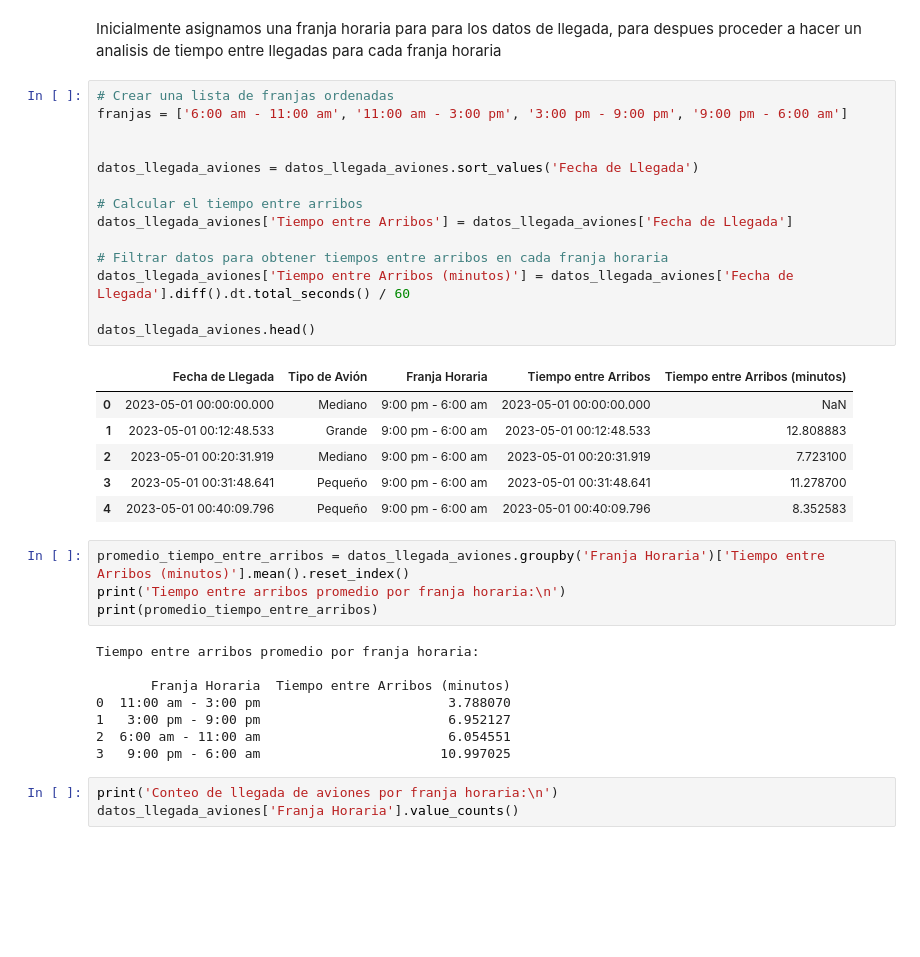
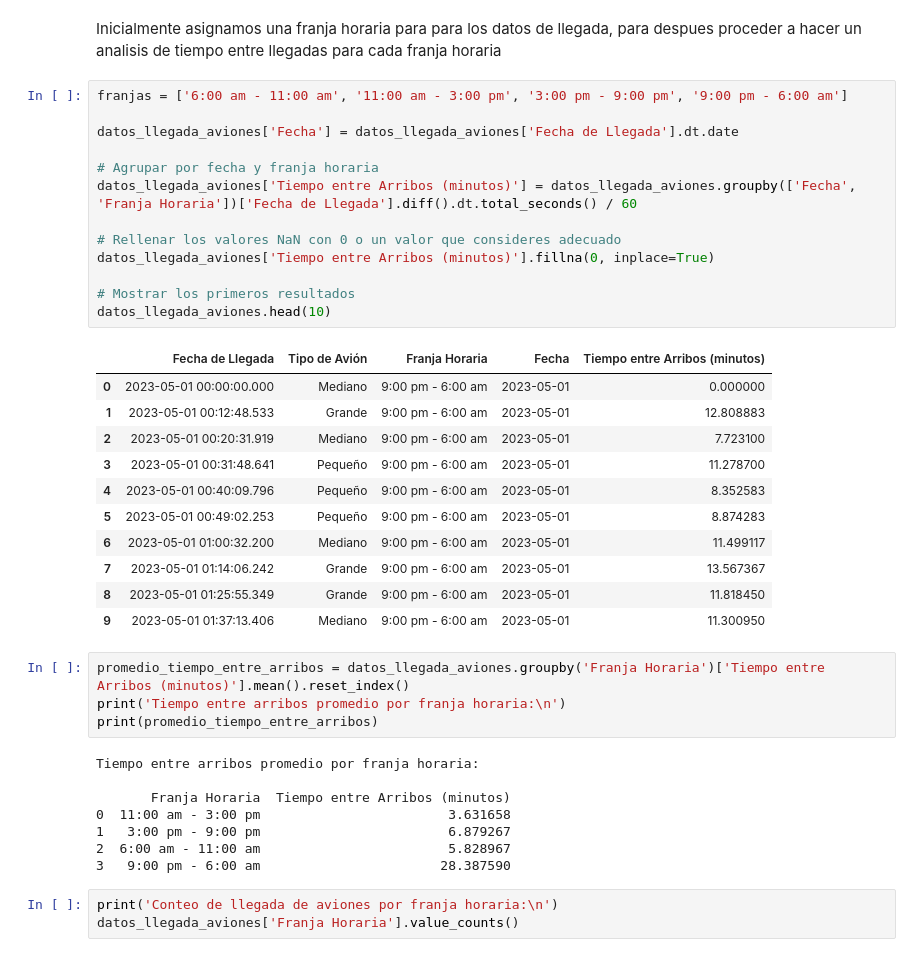
Before and after one commit to juankquintana/Simulacion-Python, a Jupyter notebook: Semana 3/Caso/Caso 3 Informe.ipynb, the cells around one changed output. Saved outputs shown, nothing was run; the diff lists cells and outputs as text; blank space fills up the shorter version.

```diff
--- a/Semana 3/Caso/Caso 3 Informe.ipynb
+++ b/Semana 3/Caso/Caso 3 Informe.ipynb
@@ -68,26 +68,30 @@ datos_llegada_aviones.head()
 # %% [markdown]
 Inicialmente asignamos una franja horaria para para los datos de llegada, para despues proceder a hacer un analisis de tiempo entre llegadas para cada franja horaria
 # %%
-# Crear una lista de franjas ordenadas
 franjas = ['6:00 am - 11:00 am', '11:00 am - 3:00 pm', '3:00 pm - 9:00 pm', '9:00 pm - 6:00 am']
 
+datos_llegada_aviones['Fecha'] = datos_llegada_aviones['Fecha de Llegada'].dt.date
 
-datos_llegada_aviones = datos_llegada_aviones.sort_values('Fecha de Llegada')
+# Agrupar por fecha y franja horaria
+datos_llegada_aviones['Tiempo entre Arribos (minutos)'] = datos_llegada_aviones.groupby(['Fecha', 'Franja Horaria'])['Fecha de Llegada'].diff().dt.total_seconds() / 60
 
-# Calcular el tiempo entre arribos
-datos_llegada_aviones['Tiempo entre Arribos'] = datos_llegada_aviones['Fecha de Llegada']
+# Rellenar los valores NaN con 0 o un valor que consideres adecuado
+datos_llegada_aviones['Tiempo entre Arribos (minutos)'].fillna(0, inplace=True)
 
-# Filtrar datos para obtener tiempos entre arribos en cada franja horaria
-datos_llegada_aviones['Tiempo entre Arribos (minutos)'] = datos_llegada_aviones['Fecha de Llegada'].diff().dt.total_seconds() / 60
-
-datos_llegada_aviones.head()
+# Mostrar los primeros resultados
+datos_llegada_aviones.head(10)
 # %% [output]
-|  | Fecha de Llegada | Tipo de Avión | Franja Horaria | Tiempo entre Arribos | Tiempo entre Arribos (minutos) |
-| 0 | 2023-05-01 00:00:00.000 | Mediano | 9:00 pm - 6:00 am | 2023-05-01 00:00:00.000 | NaN |
-| 1 | 2023-05-01 00:12:48.533 | Grande | 9:00 pm - 6:00 am | 2023-05-01 00:12:48.533 | 12.808883 |
-| 2 | 2023-05-01 00:20:31.919 | Mediano | 9:00 pm - 6:00 am | 2023-05-01 00:20:31.919 | 7.723100 |
-| 3 | 2023-05-01 00:31:48.641 | Pequeño | 9:00 pm - 6:00 am | 2023-05-01 00:31:48.641 | 11.278700 |
-| 4 | 2023-05-01 00:40:09.796 | Pequeño | 9:00 pm - 6:00 am | 2023-05-01 00:40:09.796 | 8.352583 |
+|  | Fecha de Llegada | Tipo de Avión | Franja Horaria | Fecha | Tiempo entre Arribos (minutos) |
+| 0 | 2023-05-01 00:00:00.000 | Mediano | 9:00 pm - 6:00 am | 2023-05-01 | 0.000000 |
+| 1 | 2023-05-01 00:12:48.533 | Grande | 9:00 pm - 6:00 am | 2023-05-01 | 12.808883 |
+| 2 | 2023-05-01 00:20:31.919 | Mediano | 9:00 pm - 6:00 am | 2023-05-01 | 7.723100 |
+| 3 | 2023-05-01 00:31:48.641 | Pequeño | 9:00 pm - 6:00 am | 2023-05-01 | 11.278700 |
+| 4 | 2023-05-01 00:40:09.796 | Pequeño | 9:00 pm - 6:00 am | 2023-05-01 | 8.352583 |
+| 5 | 2023-05-01 00:49:02.253 | Pequeño | 9:00 pm - 6:00 am | 2023-05-01 | 8.874283 |
+| 6 | 2023-05-01 01:00:32.200 | Mediano | 9:00 pm - 6:00 am | 2023-05-01 | 11.499117 |
+| 7 | 2023-05-01 01:14:06.242 | Grande | 9:00 pm - 6:00 am | 2023-05-01 | 13.567367 |
+| 8 | 2023-05-01 01:25:55.349 | Grande | 9:00 pm - 6:00 am | 2023-05-01 | 11.818450 |
+| 9 | 2023-05-01 01:37:13.406 | Mediano | 9:00 pm - 6:00 am | 2023-05-01 | 11.300950 |
 # %%
 promedio_tiempo_entre_arribos = datos_llegada_aviones.groupby('Franja Horaria')['Tiempo entre Arribos (minutos)'].mean().reset_index()
 print('Tiempo entre arribos promedio por franja horaria:\n')
@@ -96,10 +100,10 @@ print(promedio_tiempo_entre_arribos)
 Tiempo entre arribos promedio por franja horaria:
 
        Franja Horaria  Tiempo entre Arribos (minutos)
-0  11:00 am - 3:00 pm                        3.788070
-1   3:00 pm - 9:00 pm                        6.952127
-2  6:00 am - 11:00 am                        6.054551
-3   9:00 pm - 6:00 am                       10.997025
+0  11:00 am - 3:00 pm                        3.631658
+1   3:00 pm - 9:00 pm                        6.879267
+2  6:00 am - 11:00 am                        5.828967
+3   9:00 pm - 6:00 am                       28.387590
 # %%
 print('Conteo de llegada de aviones por franja horaria:\n')
 datos_llegada_aviones['Franja Horaria'].value_counts()
```
Also changed, not shown: parts of 1 cell of this notebook, 1 other file.
